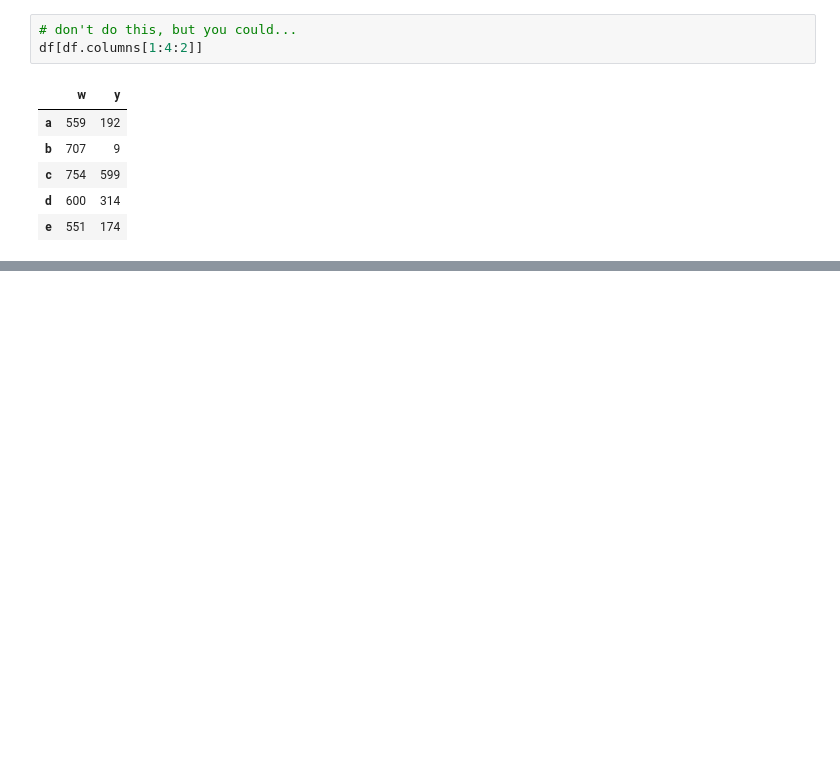
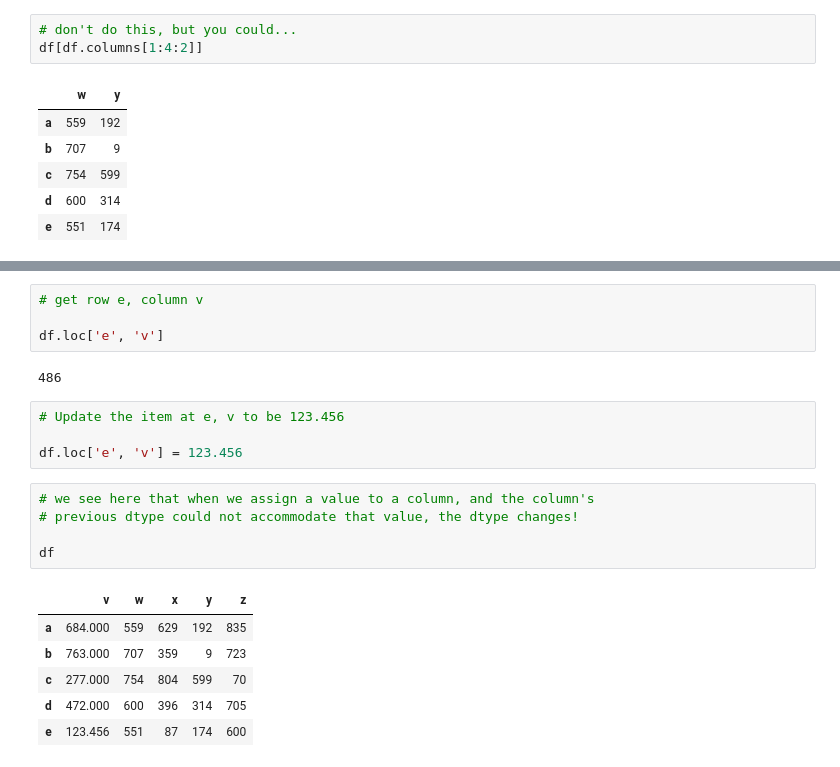
Before and after one commit to sumanthkm/Cisco-2021-12Dec-13, a Jupyter notebook: Cisco-2021-12Dec-14.ipynb, the cells around one changed output, grey strips where cells are left out. Drawn from its saved outputs; the diff is of its cells as text; blank space fills up the shorter version.

```diff
--- a/Cisco-2021-12Dec-14.ipynb
+++ b/Cisco-2021-12Dec-14.ipynb
@@ -801,0 +813,22 @@ df[df.columns[1:4:2]]
+# %%
+# get row e, column v
+
+df.loc['e', 'v']
+# %% [output]
+486
+# %%
+# Update the item at e, v to be 123.456
+
+df.loc['e', 'v'] = 123.456
+# %%
+# we see here that when we assign a value to a column, and the column's
+# previous dtype could not accommodate that value, the dtype changes!
+
+df
+# %% [output]
+|  | v | w | x | y | z |
+| a | 684.000 | 559 | 629 | 192 | 835 |
+| b | 763.000 | 707 | 359 | 9 | 723 |
+| c | 277.000 | 754 | 804 | 599 | 70 |
+| d | 472.000 | 600 | 396 | 314 | 705 |
+| e | 123.456 | 551 | 87 | 174 | 600 |
```
Also changed, not shown: parts of 1 cell of this notebook.
